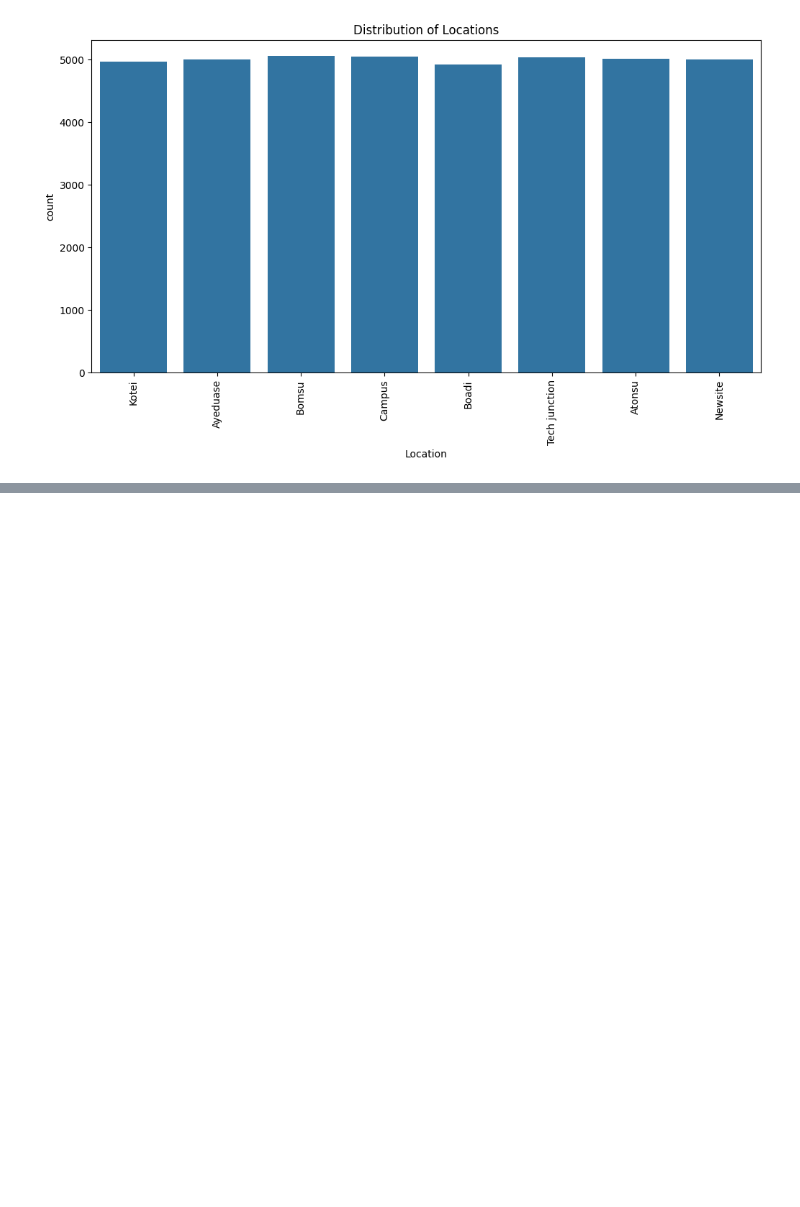
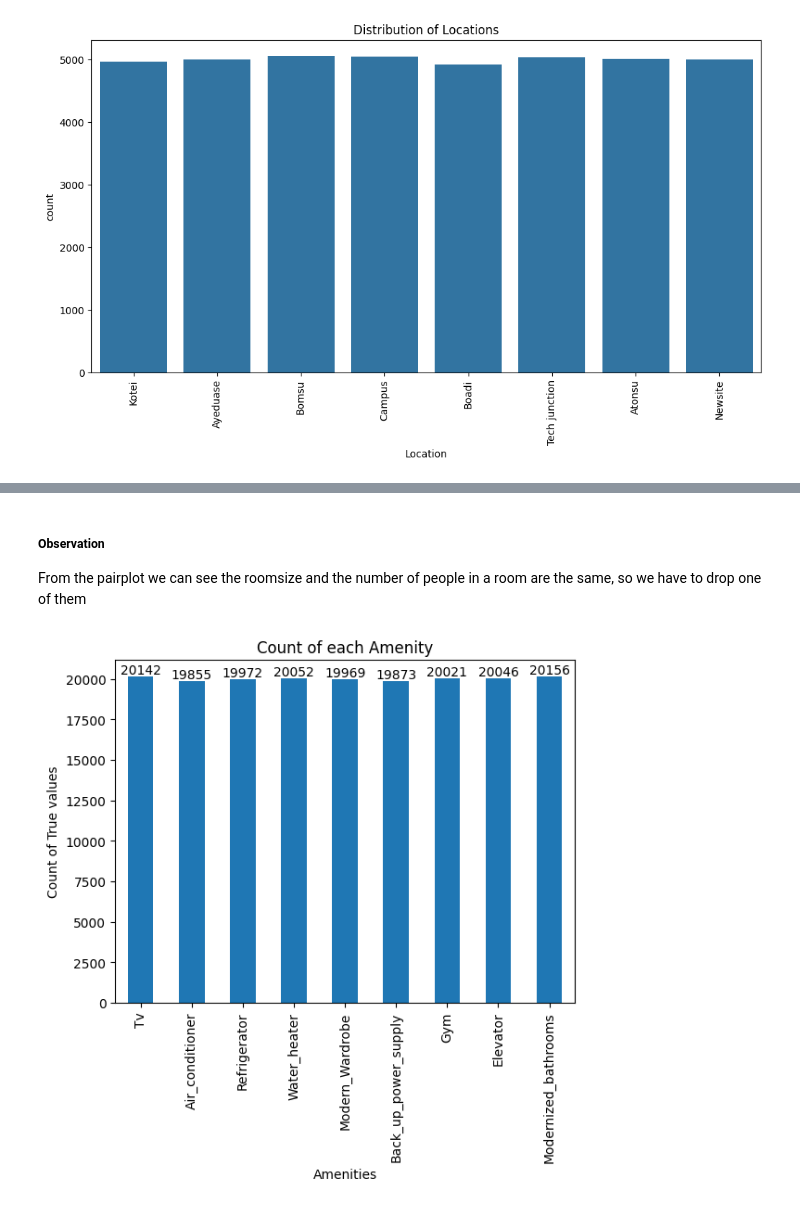
Before and after one commit to Cyril-Dzantor/Hostel-pricing-model, a Jupyter notebook: notebooks/hostel_pricing_model.ipynb, the cells around one changed output, grey strips where cells are left out. Drawn from its saved outputs; the diff is of its cells as text; code cells hidden in the pictures; blank space fills up the shorter version.

```diff
--- a/notebooks/hostel_pricing_model.ipynb
+++ b/notebooks/hostel_pricing_model.ipynb
@@ -79,0 +100,19 @@ plt.show()
+# %% [markdown]
+##### Observation
+From the pairplot we can see the roomsize and the number of people in a room are the same, so we have to drop one of them
+# %%
+df = df.drop('Number of people in a room', axis = 1)
+# %%
+amenities_counts = df[boolean_columns].sum()
+
+ax = amenities_counts.plot(kind='bar')
+plt.xlabel('Amenities')
+plt.ylabel('Count of True values')
+plt.title('Count of each Amenity')
+
+for i, v in enumerate(amenities_counts):
+    ax.text(i, v, str(int(v)), ha='center', va='bottom', fontsize=10)
+
+plt.show()
+# %% [output]
+[figure, added]
```
Also changed, not shown: parts of 34 cells of this notebook.
